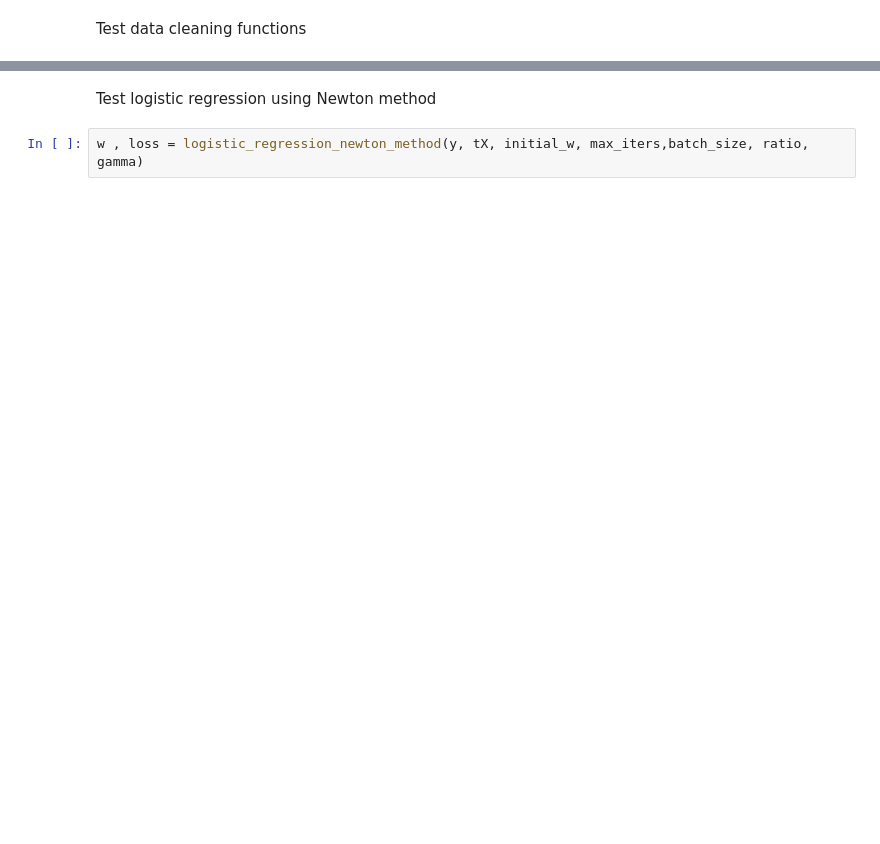
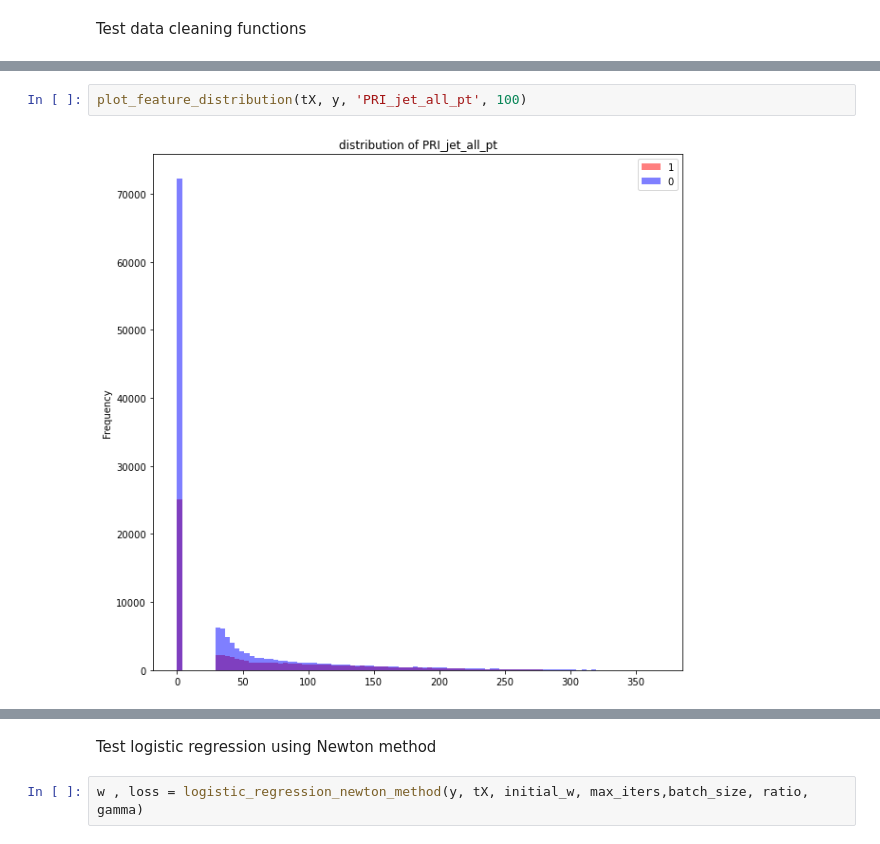
Before and after one commit to CS-433/ml-project-1-bkm, a Jupyter notebook: playground.ipynb, the cells around one changed output, grey strips where cells are left out. Saved outputs shown, nothing was run; the diff lists cells and outputs as text; blank space fills up the shorter version.

```diff
--- a/playground.ipynb
+++ b/playground.ipynb
@@ -25,3 +31,7 @@ print(tX.shape, y.shape)
+# %%
+plot_feature_distribution(tX, y, 'PRI_jet_all_pt', 100)
+# %% [output]
+[figure, added]
 # %%
 plot_correlation_heatmap(tX)
 # %% [output]
```
Also changed, not shown: parts of 5 cells of this notebook, 1 other file.
